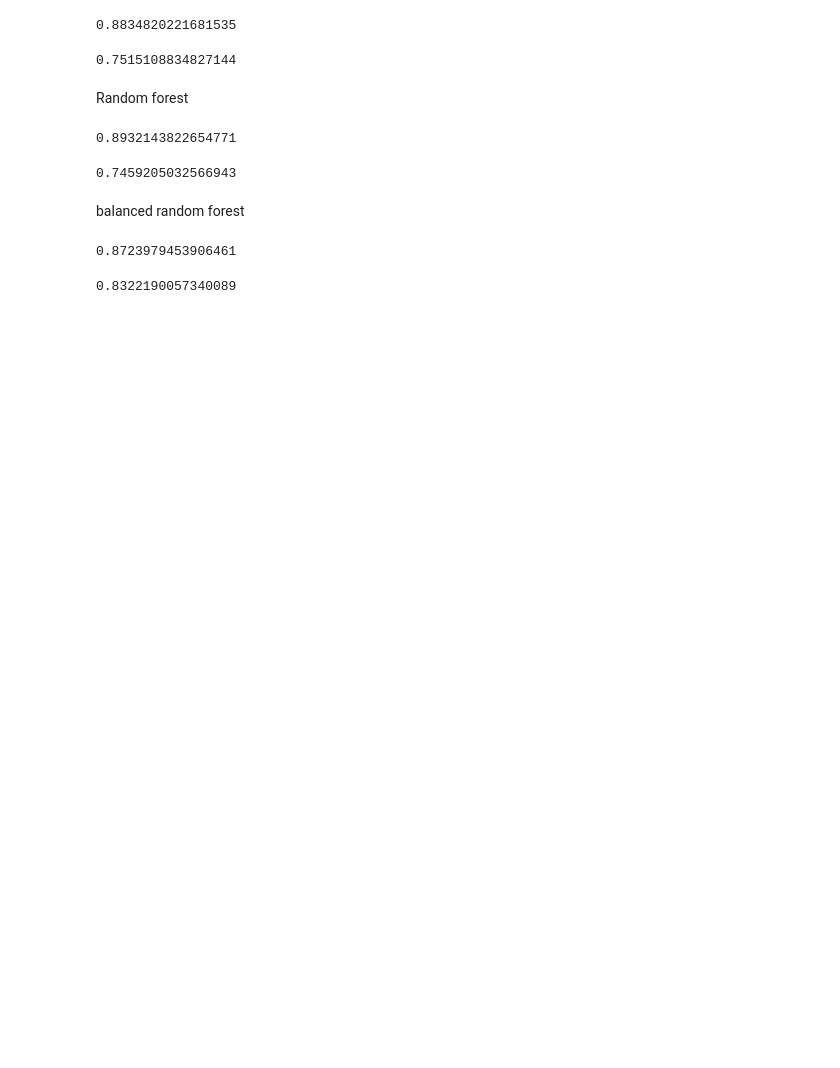
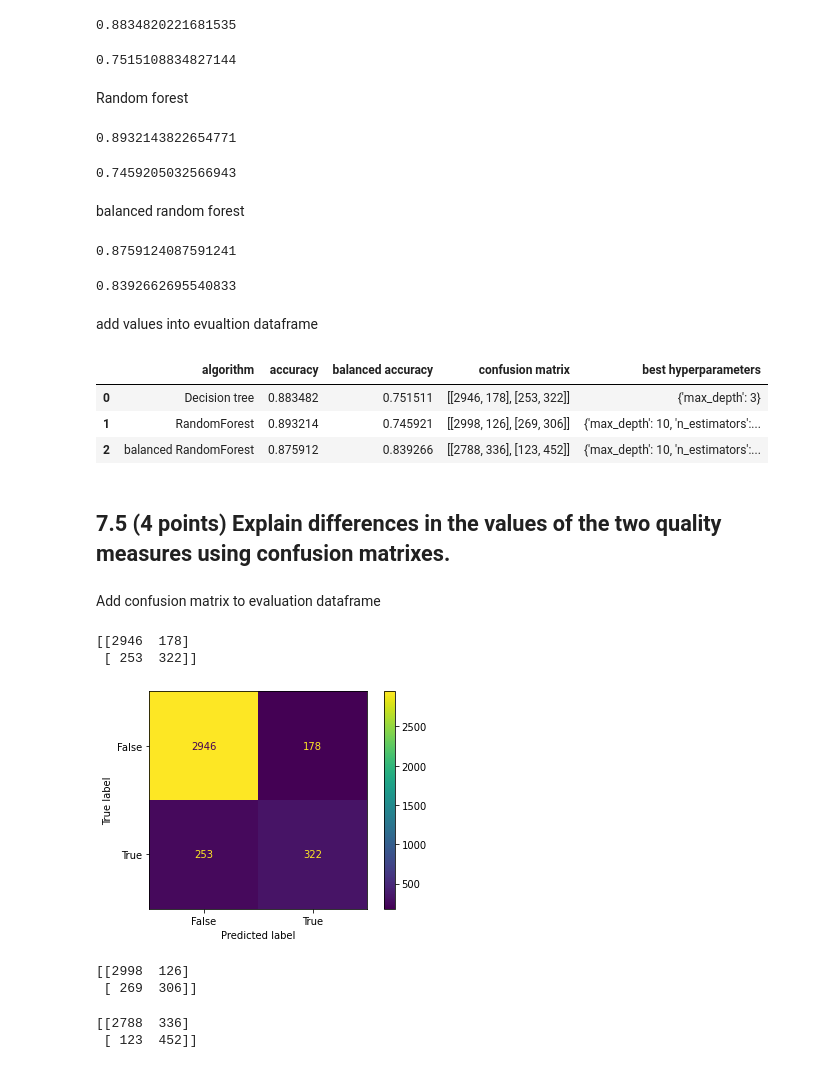
Before and after one commit to wuesten/Portfolio_ML, a Jupyter notebook: portfolio_exam_ml.ipynb, the cells around one changed output. Saved outputs shown, nothing was run; the diff lists cells and outputs as text; code cells hidden in the pictures; blank space fills up the shorter version.

```diff
--- a/portfolio_exam_ml.ipynb
+++ b/portfolio_exam_ml.ipynb
@@ -264,25 +274,67 @@ print(accuracy_score(y_test, y_test_pred))
 # %% [output]
 0.8932143822654771
 # %%
-clf = RandomForestClassifier(criterion='gini', random_state=1, max_depth=10,n_estimators=100)
-clf.fit(X_train_sc, y_train)
-y_test_pred = clf.predict(X_test_sc)
-print(balanced_accuracy_score(y_test, y_test_pred))
+model = RandomForestClassifier(criterion='gini', random_state=1, max_depth=10,n_estimators=100)
+evaluation_df.iloc[1,2] = calc_balanced_accuracy_score(model,X_train_sc, y_train, X_test_sc, y_test)
 # %% [output]
 0.7459205032566943
 # %% [markdown]
 balanced random forest
+# %%
+model = RandomForestClassifier(criterion='gini', random_state=1, max_depth=10,n_estimators=100)
+evaluation_df.iloc[2,1] = calc_accuracy_score(model,X_res, y_res, X_test_sc, y_test)
+# %% [output]
+0.8759124087591241
+# %%
+model = RandomForestClassifier(criterion='gini', random_state=1, max_depth=10,n_estimators=100)
+evaluation_df.iloc[2,2] = calc_balanced_accuracy_score(model,X_res, y_res, X_test_sc, y_test)
+# %% [output]
+0.8392662695540833
+# %% [markdown]
+add values into evualtion dataframe
+# %%
+evaluation_df
+# %% [output]
+|  | algorithm | accuracy | balanced accuracy | confusion matrix | best hyperparameters |
+| 0 | Decision tree | 0.883482 | 0.751511 | [[2946, 178], [253, 322]] | {'max_depth': 3} |
+| 1 | RandomForest | 0.893214 | 0.745921 | [[2998, 126], [269, 306]] | {'max_depth': 10, 'n_estimators':... |
+| 2 | balanced RandomForest | 0.875912 | 0.839266 | [[2788, 336], [123, 452]] | {'max_depth': 10, 'n_estimators':... |
+# %% [markdown]
+## 7.5 (4 points) Explain differences in the values of the two quality measures using confusion matrixes.
+# %%
+def plot_confusion(y_test,y_pred,y_test_2,y_pred_2):
+        fig, axes = plt.subplots(nrows=1, ncols=2, figsize=(15,6))
+        ms.ConfusionMatrixDisplay.from_predictions(y_test, y_pred, ax=axes[0])
+        ms.ConfusionMatrixDisplay.from_predictions(y_test_2, y_pred_2, ax=axes[1])
+# %% [markdown]
+Add confusion matrix to evaluation dataframe
+# %%
+clf = tree.DecisionTreeClassifier(criterion='gini', random_state=1, max_depth=3)
+clf.fit(X_train_sc, y_train)
+y_test_pred = clf.predict(X_test_sc)
+print(confusion_matrix(y_test, y_test_pred))
+
+plot_confusion(y_test,y_test_pred)
+evaluation_df.iloc[0,3] = [confusion_matrix(y_test, y_test_pred)]
+# %% [output]
+[[2946  178]
+ [ 253  322]]
+[figure, added]
+# %%
+clf = RandomForestClassifier(criterion='gini', random_state=1, max_depth=10,n_estimators=100)
+clf.fit(X_train_sc, y_train)
+y_test_pred = clf.predict(X_test_sc)
+print(confusion_matrix(y_test, y_test_pred))
+evaluation_df.iloc[1,3] = [confusion_matrix(y_test, y_test_pred)]
+# %% [output]
+[[2998  126]
+ [ 269  306]]
 # %%
-clf = RandomForestClassifier(criterion='gini', random_state=1, max_depth=10,n_estimators=10)
+clf = RandomForestClassifier(criterion='gini', random_state=1, max_depth=10,n_estimators=100)
 clf.fit(X_res, y_res)
 y_test_pred = clf.predict(X_test_sc)
-print(accuracy_score(y_test, y_test_pred))
+print(confusion_matrix(y_test, y_test_pred))
+evaluation_df.iloc[2,3] = [confusion_matrix(y_test, y_test_pred)]
 # %% [output]
-0.8723979453906461
+[[2788  336]
+ [ 123  452]]
-# %%
-clf = RandomForestClassifier(criterion='gini', random_state=1, max_depth=10,n_estimators=10)
-clf.fit(X_res, y_res)
-y_test_pred = clf.predict(X_test_sc)
-print(balanced_accuracy_score(y_test, y_test_pred))
-# %% [output]
-0.8322190057340089
```
Also changed, not shown: parts of 8 cells of this notebook.
